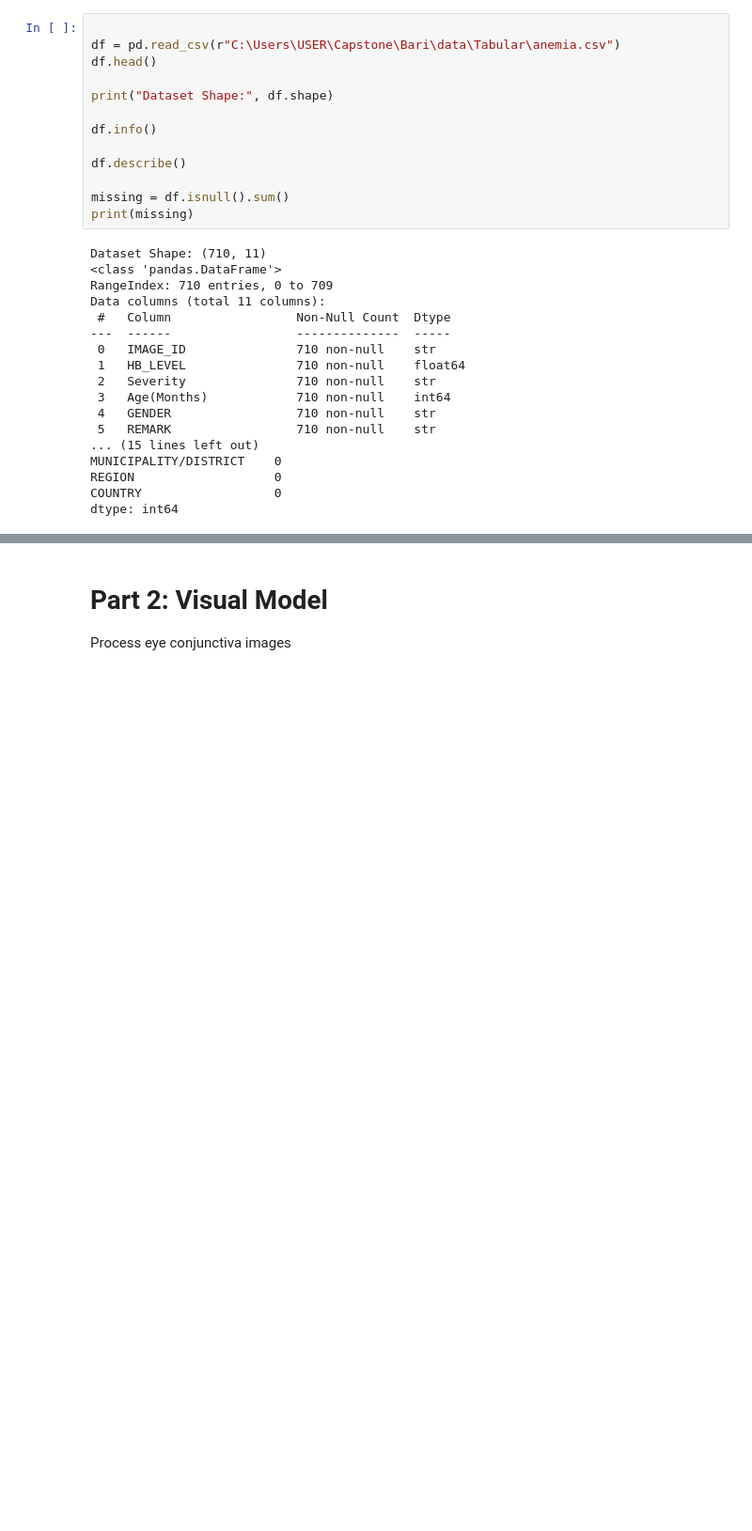
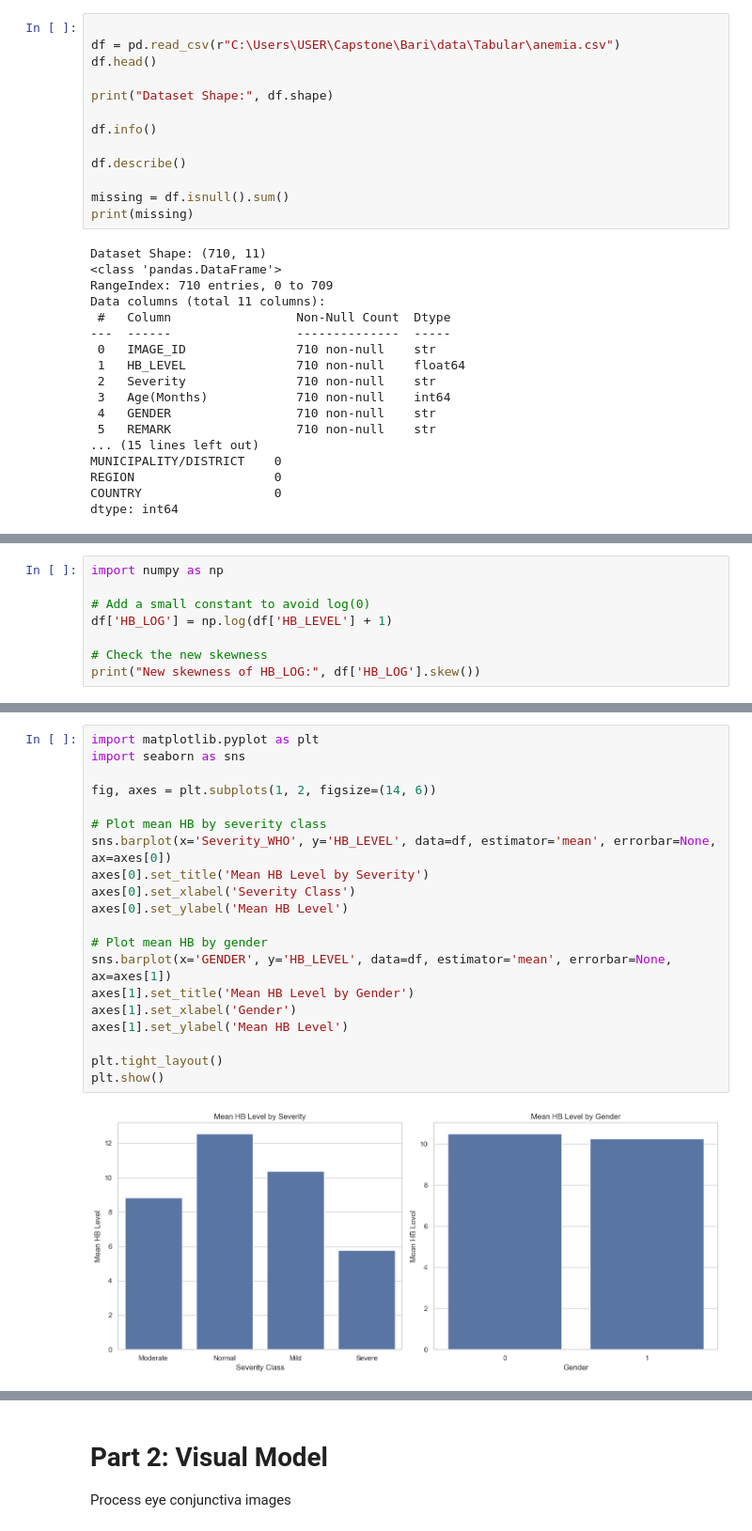
Before and after one commit to nitekar/Bari, a Jupyter notebook: Notebook/Bari.ipynb, the cells around one changed output, grey strips where cells are left out. Shown at 94% size. Cells and saved outputs as stored; diff of their text form; blank space fills up the shorter version.

```diff
--- a/Notebook/Bari.ipynb
+++ b/Notebook/Bari.ipynb
@@ -353,0 +226,8 @@ weighted avg       1.00      1.00      1.00       142
+# %%
+import numpy as np
+
+# Add a small constant to avoid log(0)
+df['HB_LOG'] = np.log(df['HB_LEVEL'] + 1)
+
+# Check the new skewness
+print("New skewness of HB_LOG:", df['HB_LOG'].skew())
@@ -353,0 +258,22 @@ weighted avg       1.00      1.00      1.00       142
+# %%
+import matplotlib.pyplot as plt
+import seaborn as sns
+
+fig, axes = plt.subplots(1, 2, figsize=(14, 6))
+
+# Plot mean HB by severity class
+sns.barplot(x='Severity_WHO', y='HB_LEVEL', data=df, estimator='mean', errorbar=None, ax=axes[0])
+axes[0].set_title('Mean HB Level by Severity')
+axes[0].set_xlabel('Severity Class')
+axes[0].set_ylabel('Mean HB Level')
+
+# Plot mean HB by gender
+sns.barplot(x='GENDER', y='HB_LEVEL', data=df, estimator='mean', errorbar=None, ax=axes[1])
+axes[1].set_title('Mean HB Level by Gender')
+axes[1].set_xlabel('Gender')
+axes[1].set_ylabel('Mean HB Level')
+
+plt.tight_layout()
+plt.show()
+# %% [output]
+[figure, added]
```
Also changed, not shown: parts of 65 cells of this notebook, 6 other files.
